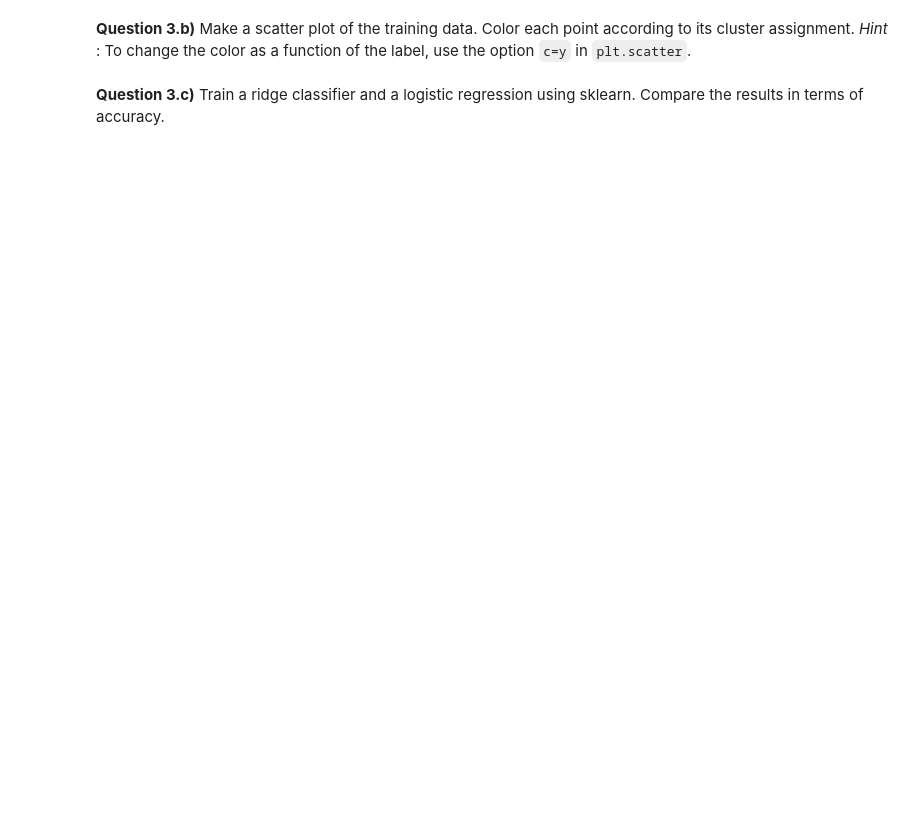
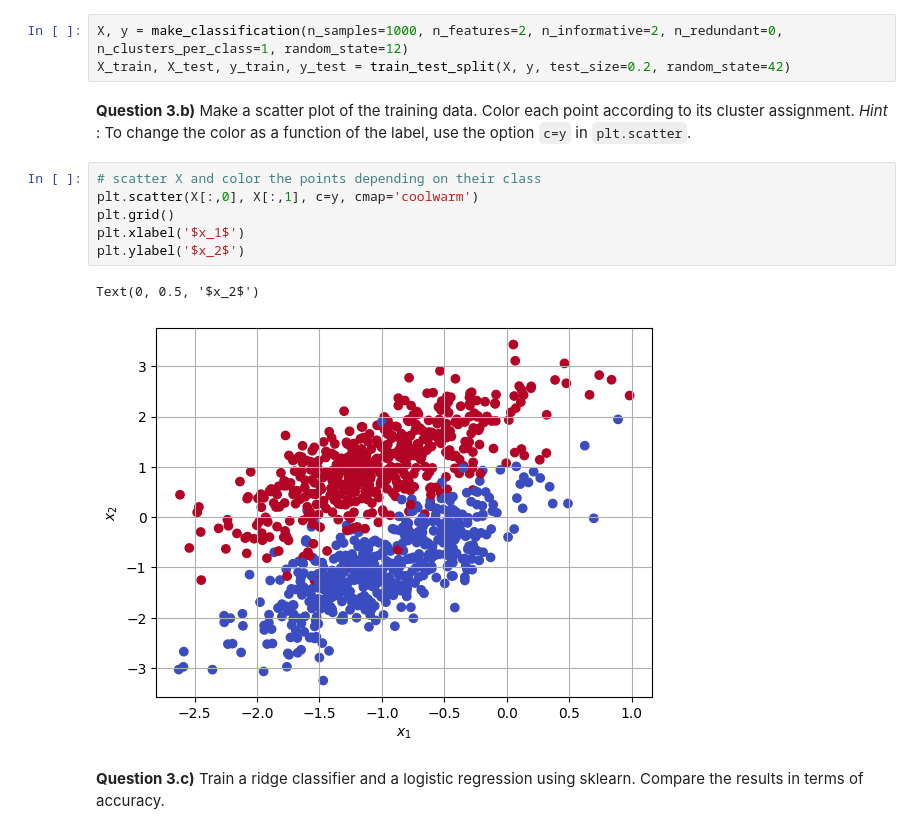
Before and after one commit to davidomanovic/Machine-Learning, a Jupyter notebook: Logistic Regression LASSO/exercise_4 (1).ipynb, the cells around one changed output. Cells and saved outputs as stored; diff of their text form; blank space fills up the shorter version.

```diff
--- a/Logistic Regression LASSO/exercise_4 (1).ipynb
+++ b/Logistic Regression LASSO/exercise_4 (1).ipynb
@@ -122,7 +191,19 @@ w_opt = np.random.choice([0,1,-1], d ,p=[0.7,0.15,0.15])
 In this exercise we first consider a synthetic dataset to compare Ridge and Logistic regression for classification
 # %% [markdown]
 **Question 3.a)** Use the sklearn function make_classification to generate 1000 data samples in 2 dimension. Use the following arguments: n_samples=1000, n_features=2, n_informative=2, n_redundant=0, n_clusters_per_class=1, random_state=12. Then use train_test_split with the following arguments X, y, test_size=0.2, random_state=42, to generate training and test splits.
+# %%
+X, y = make_classification(n_samples=1000, n_features=2, n_informative=2, n_redundant=0, n_clusters_per_class=1, random_state=12)
+X_train, X_test, y_train, y_test = train_test_split(X, y, test_size=0.2, random_state=42)
 # %% [markdown]
 **Question 3.b)** Make a scatter plot of the training data. Color each point according to its cluster assignment. _Hint_ : To change the color as a function of the label, use the option `c=y` in `plt.scatter`.
+# %%
+# scatter X and color the points depending on their class
+plt.scatter(X[:,0], X[:,1], c=y, cmap='coolwarm')
+plt.grid()
+plt.xlabel('$x_1$')
+plt.ylabel('$x_2$')
+# %% [output]
+Text(0, 0.5, '$x_2$')
+[figure, added]
 # %% [markdown]
 **Question 3.c)** Train a ridge classifier and a logistic regression using sklearn. Compare the results in terms of accuracy.
```
Also changed, not shown: parts of 39 cells of this notebook.
